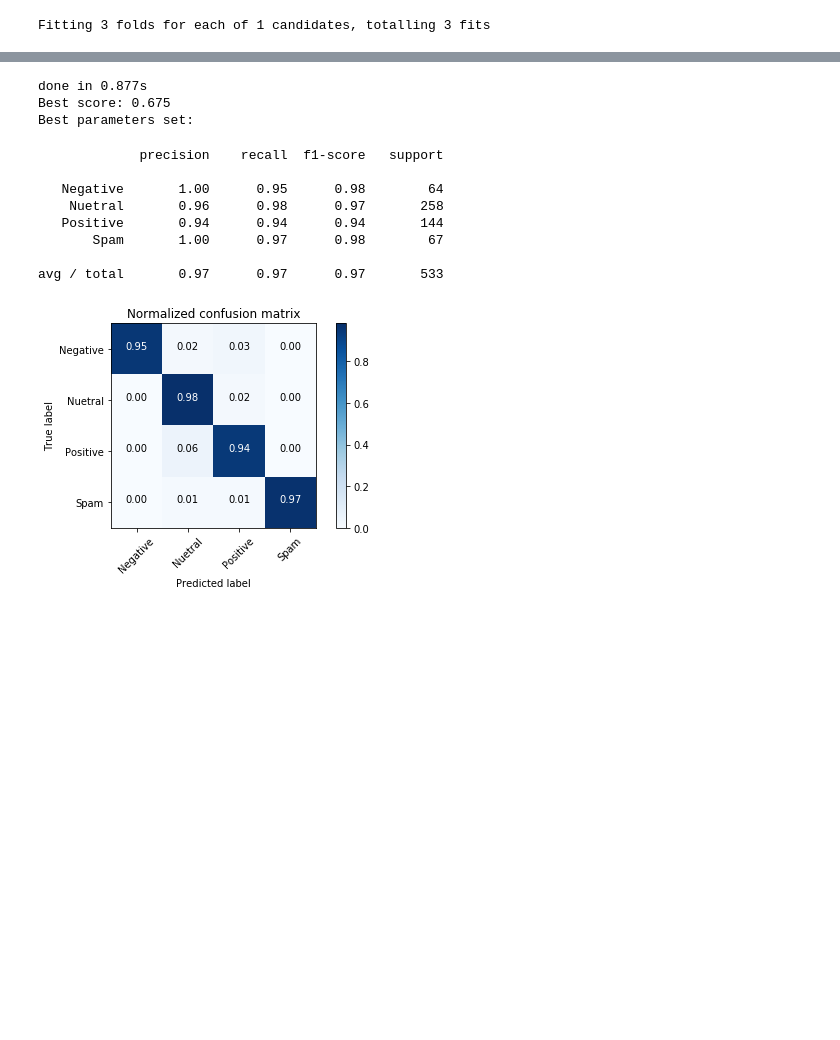
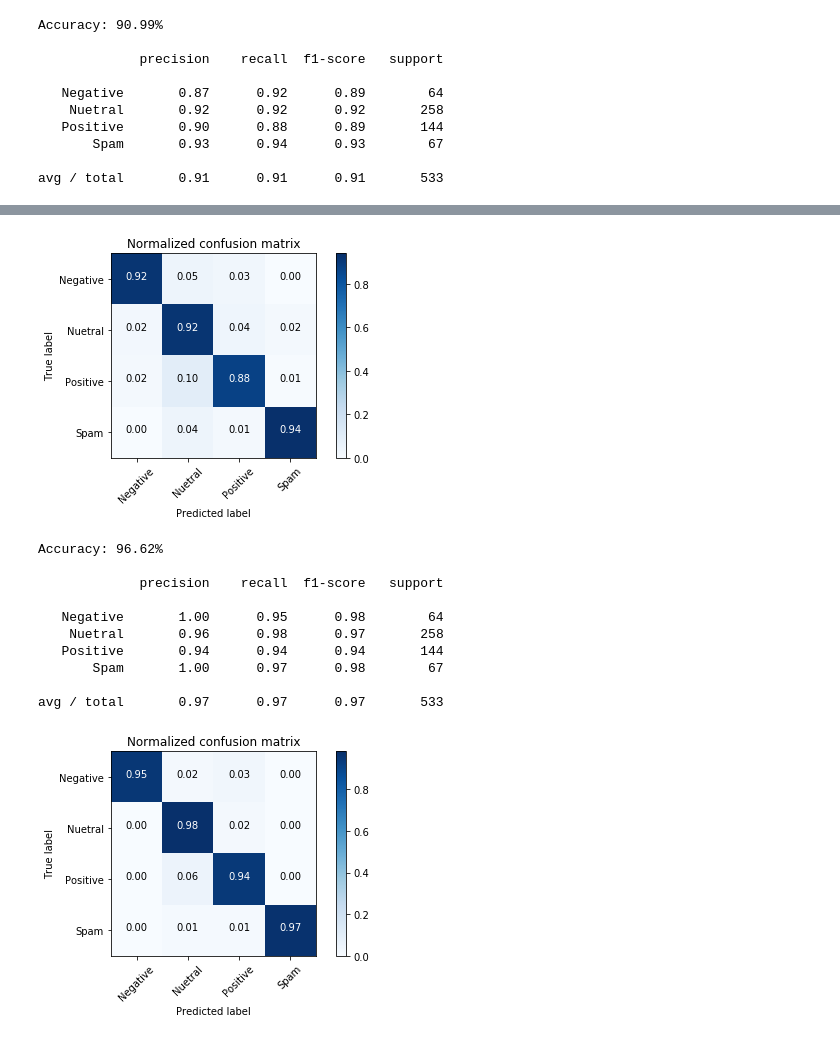
Before and after one commit to ibrahimBeladi/ICS490, a Jupyter notebook: jupyter/cinema.ipynb, the cells around one changed output, grey strips where cells are left out. Cells and saved outputs as stored; diff of their text form; code cells hidden in the pictures; blank space fills up the shorter version.

```diff
--- a/jupyter/cinema.ipynb
+++ b/jupyter/cinema.ipynb
@@ -318,6 +356,16 @@ parameters = {
 
 }
 
-doGridSearch(model4, parameters)
+# doGridSearch(model4, parameters)
+test(model4)
 # %% [output]
-Fitting 3 folds for each of 1 candidates, totalling 3 fits
+Accuracy: 90.99%
+
+             precision    recall  f1-score   support
+
+   Negative       0.87      0.92      0.89        64
+    Nuetral       0.92      0.92      0.92       258
+   Positive       0.90      0.88      0.89       144
+       Spam       0.93      0.94      0.93        67
+
+avg / total       0.91      0.91      0.91       533
@@ -325,30 +372,18 @@ Fitting 3 folds for each of 1 candidates, totalling 3 fits
-done in 0.877s
-Best score: 0.675
-Best parameters set:
+[figure, added]
 # %%
-labels = ["Negative","Nuetral","Positive","Spam"]
-
 kfold = model_selection.KFold(n_splits=10, random_state=7)
 estimators = [
-    ('model1',model1),
-    ('model2',model2),
-    ('model3',model3),
-    ('model4',model4),
+    ('model1', model1),
+    ('model2', model2),
+    ('model3', model3),
+    ('model4', model4),
 ]
 
-start = time.time()
-
-ensemble = VotingClassifier(estimators, voting='hard',n_jobs=-1)
-ensemble.fit(X, Y)
-y_predict = ensemble.predict(X_test)
-accuracy_score(y_test, y_predict)
-print(classification_report(y_test, y_predict, target_names=labels))
-
-cnf_matrix = confusion_matrix(y_test, y_predict)
-plt.figure()
-plot_confusion_matrix(cnf_matrix, classes=labels, normalize=True, title='Normalized confusion matrix')
-plt.show()
+ensemble = VotingClassifier(estimators, voting='hard', n_jobs=-1)
+test(ensemble)
 # %% [output]
+Accuracy: 96.62%
+
              precision    recall  f1-score   support
 
    Negative       1.00      0.95      0.98        64
```
Also changed, not shown: parts of 6 cells of this notebook, 10 other files.
